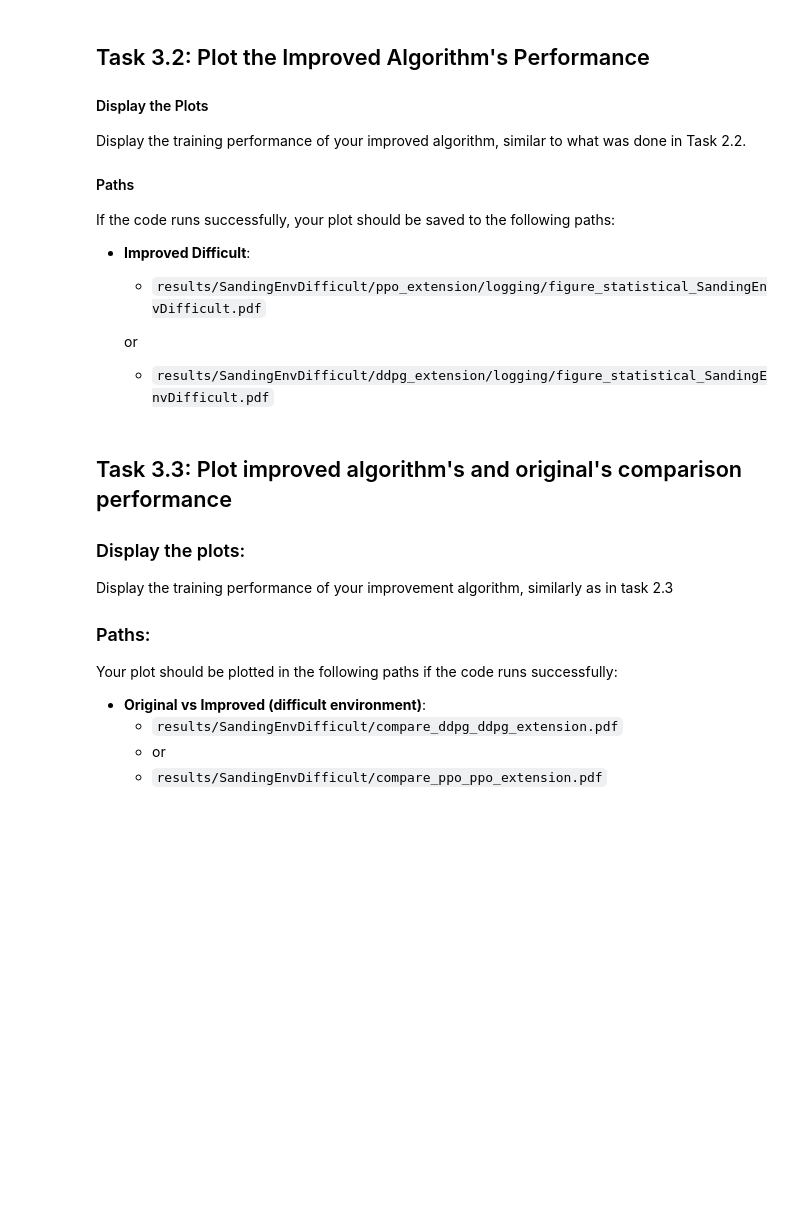
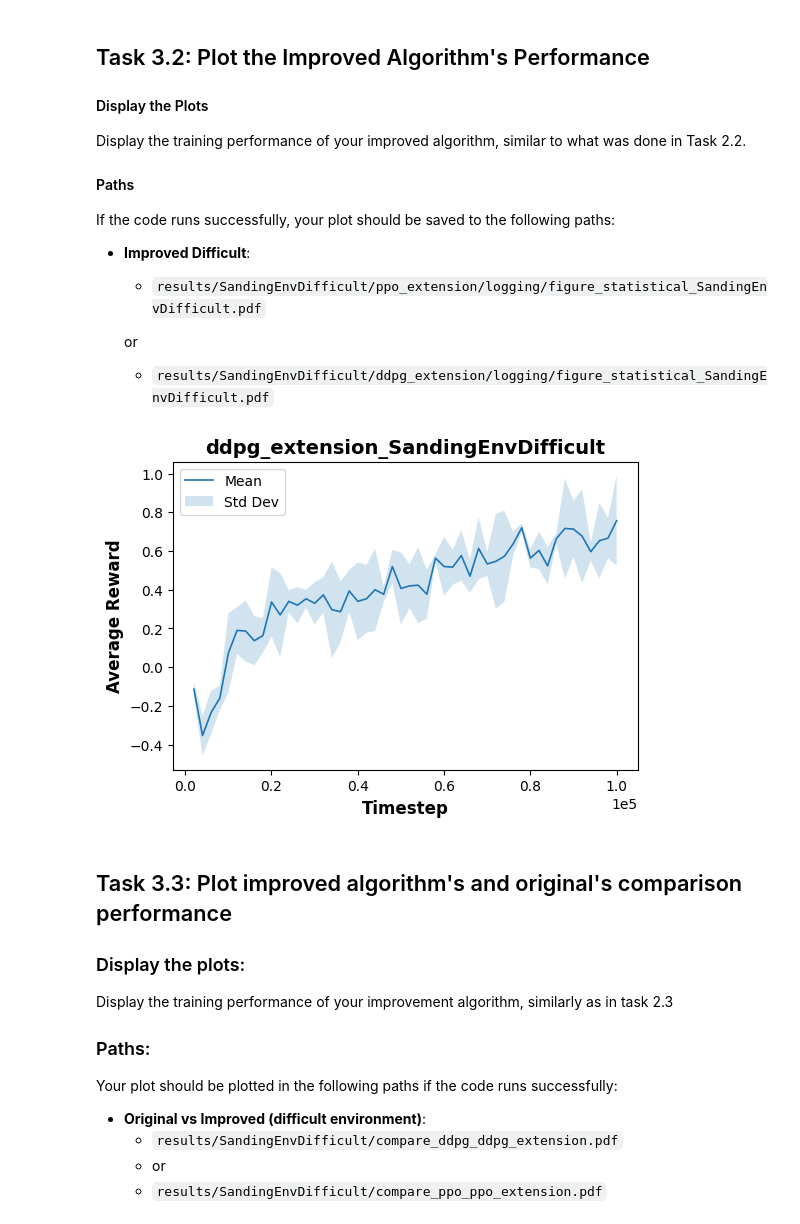
Before and after one commit to AleksiKaa/rl2024, a Jupyter notebook: project/project.ipynb, the cells around one changed output. Saved outputs shown, nothing was run; the diff lists cells and outputs as text; code cells hidden in the pictures; blank space fills up the shorter version.

```diff
--- a/project/project.ipynb
+++ b/project/project.ipynb
@@ -987,7 +988,7 @@ if skip_training_ext == False:
 # %% [markdown]
 **Test**: After training, run the following code to test your agents.
 # %%
-if skip_training_ext == False:
+if skip_training == False:
     training_seeds = []
     for i in range(3):
         config = setup(algo=implemented_algo, env=environment)
@@ -1020,7 +1021,7 @@ Your plot should be plotted in the following paths if the code runs successfully
 import warnings
 warnings.filterwarnings('ignore')
 
-if skip_training_ext == False:
+if skip_training == False:
 
     # Uncomment the algorithm you chose
     implemented_algo ='ddpg_extension'
@@ -1070,7 +1071,7 @@ warnings.filterwarnings('ignore')
 
 environment = 'middle'
 
-if skip_training_ext == False:
+if skip_training == False:
     orgin_alo_name = 'ddpg' # or 'ppo'
     improved_alo_name = 'ddpg_extension' #or 'ppo_extension'
 
@@ -1412,13 +1417,13 @@ The following cells are used for grading, please do not remove them.
 ---
 # %%
 
-from algos.ddpg_agent import DDPGAgent
-from algos.ppo_agent import PPOAgent
-from algos.ddpg_extension import DDPGExtension
-from algos.ppo_extension import PPOExtension
+from algo.ddpg_agent import DDPGAgent
+#from algo.ppo_agent import PPOAgent
+from algo.ddpg_extension import DDPGExtension
+#from algo.ppo_extension import PPOExtension
 # implement your improved algorithm either in algo/ddpg_extension.py or algo/ppo_extension.py
 
-implemented_algo = ''# choose 'ppo_extension' or 'ddpg_extension'
+implemented_algo = 'ddpg_extension'# choose 'ppo_extension' or 'ddpg_extension'
 environment = 'difficult'
 
 
@@ -1490,24 +1531,26 @@ If the code runs successfully, your plot should be saved to the following paths:
 # %%
 ## Run the following code to plot PPO or DDPG's training performances
 import warnings
 warnings.filterwarnings('ignore')
 if skip_training == False:
     # Uncomment the algorithm you chose
-    implemented_algo =# 'ppo_extension' or 'ddpg_extension'
+    implemented_algo = 'ddpg_extension'
     environment = 'difficult'
 
     # Loop over the three difficulty levels
 
     training_seeds = [0,1,2]
 
     config=setup(algo=implemented_algo, env=environment)
 
     config["seed"] = 0
 
-    agent=# DDPGExtension(config) or PPOExtension(config)
+    agent= DDPGExtension(config)
 
     # plot the statistical training curves with specific random seeds
     cu.plot_algorithm_training(agent.logging_dir, training_seeds, agent.env_name, implemented_algo)
+# %% [output]
+[figure, added]
 # %% [markdown]
 ## Task 3.3: Plot improved algorithm's and original's comparison performance
 
```
Also changed, not shown: parts of 16 cells of this notebook, 1 other file.
